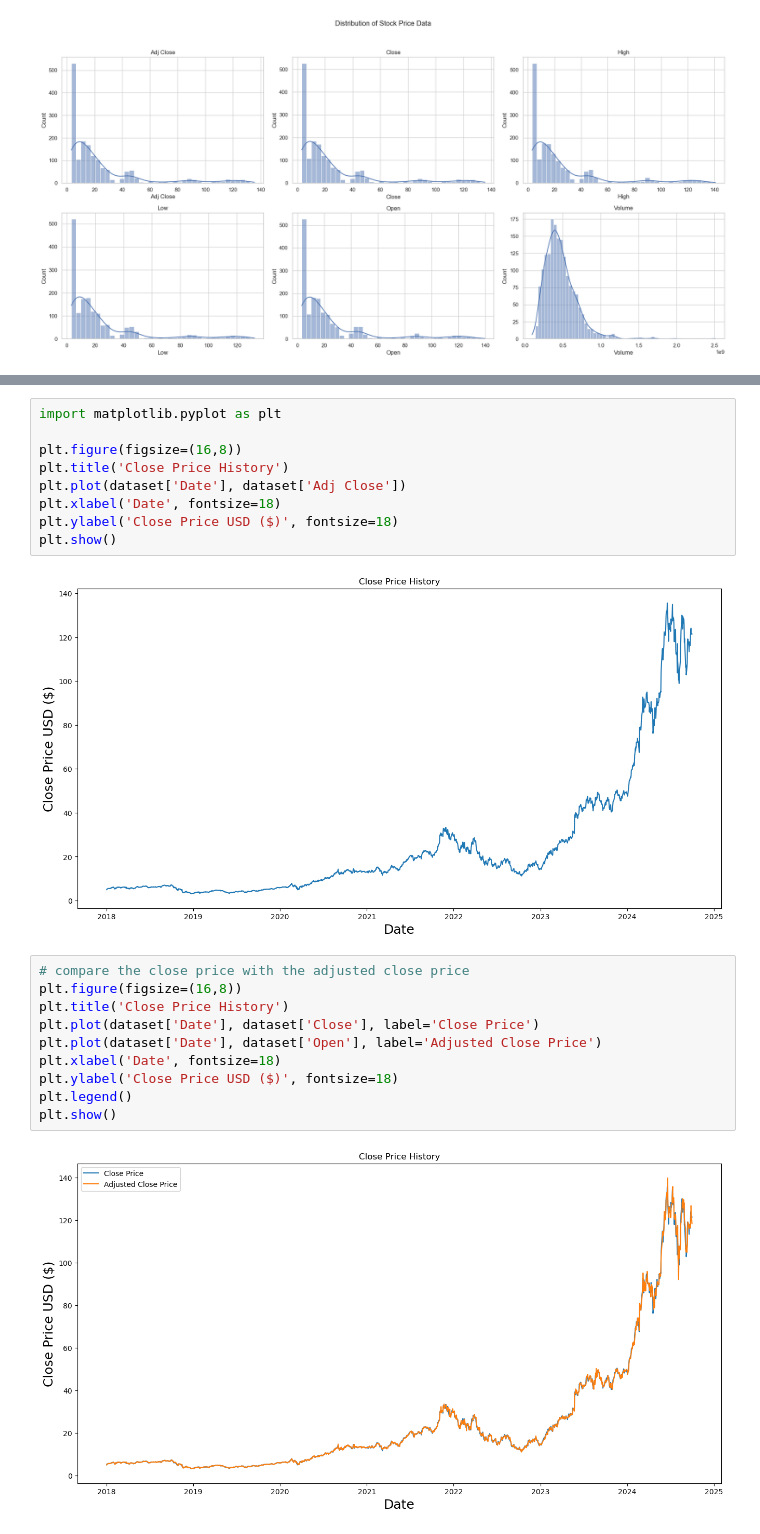
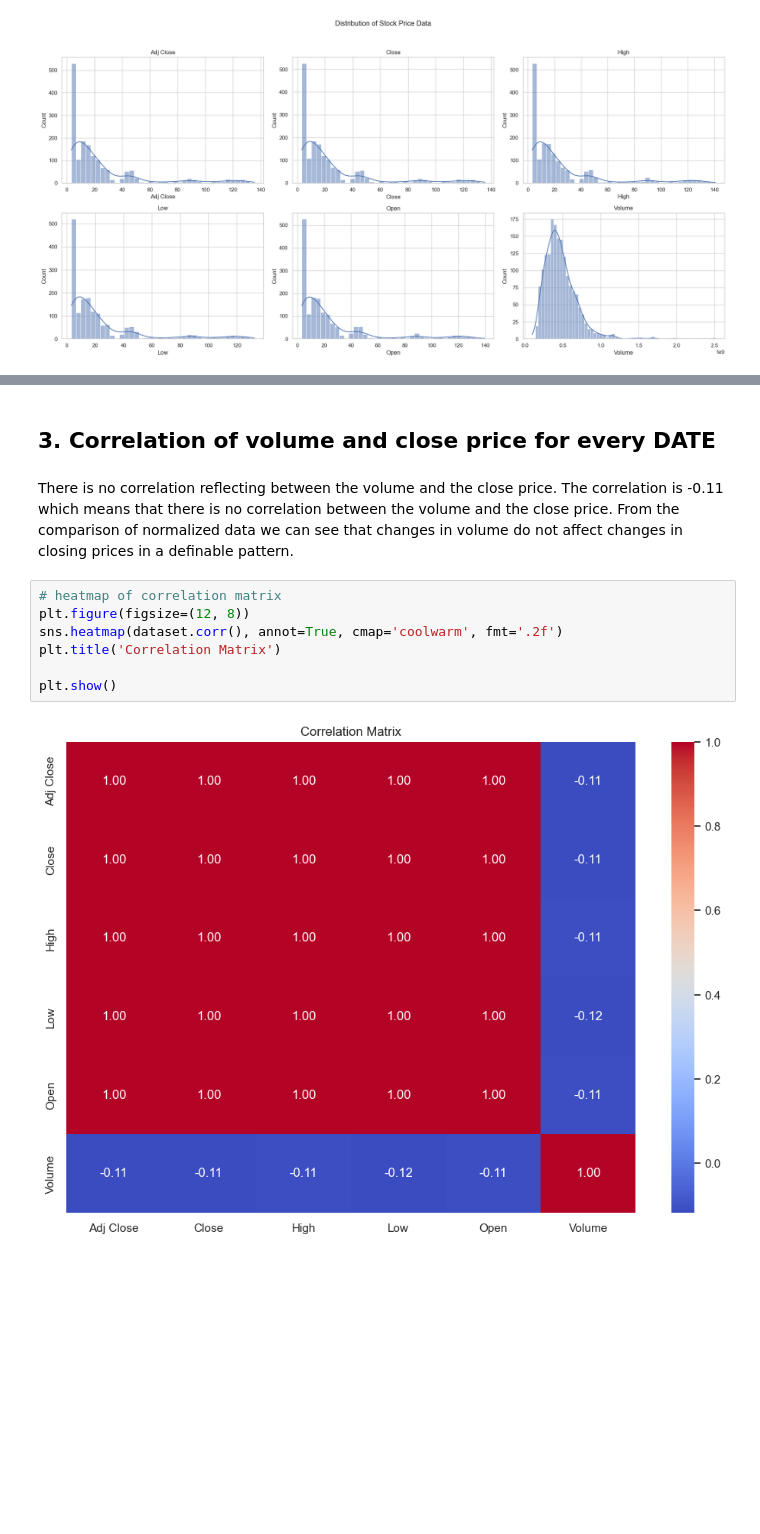
Before and after one commit to vannndar/data-science, a Jupyter notebook: Nvidia Stock/notebook.ipynb, the cells around one changed output, grey strips where cells are left out. Cells and saved outputs as stored; diff of their text form; blank space fills up the shorter version.

```diff
--- a/Nvidia Stock/notebook.ipynb
+++ b/Nvidia Stock/notebook.ipynb
@@ -144,23 +133,13 @@ plt.show()
-# %%
-import matplotlib.pyplot as plt
-
-plt.figure(figsize=(16,8))
-plt.title('Close Price History')
-plt.plot(dataset['Date'], dataset['Adj Close'])
-plt.xlabel('Date', fontsize=18)
-plt.ylabel('Close Price USD ($)', fontsize=18)
-plt.show()
-# %% [output]
-[figure, removed]
-# %%
-# compare the close price with the adjusted close price
-plt.figure(figsize=(16,8))
-plt.title('Close Price History')
-plt.plot(dataset['Date'], dataset['Close'], label='Close Price')
-plt.plot(dataset['Date'], dataset['Open'], label='Adjusted Close Price')
-plt.xlabel('Date', fontsize=18)
-plt.ylabel('Close Price USD ($)', fontsize=18)
-plt.legend()
-plt.show()
-# %% [output]
-[figure, removed]
+# %% [markdown]
+## 3. Correlation of volume and close price for every DATE
+# %% [markdown]
+There is no correlation reflecting between the volume and the close price. The correlation is -0.11 which means that there is no correlation between the volume and the close price. From the comparison of normalized data we can see that changes in volume do not affect changes in closing prices in a definable pattern.
+# %%
+# heatmap of correlation matrix
+plt.figure(figsize=(12, 8))
+sns.heatmap(dataset.corr(), annot=True, cmap='coolwarm', fmt='.2f')
+plt.title('Correlation Matrix')
+
+plt.show()
+# %% [output]
+[figure, added]
```
Also changed, not shown: parts of 18 cells of this notebook.
